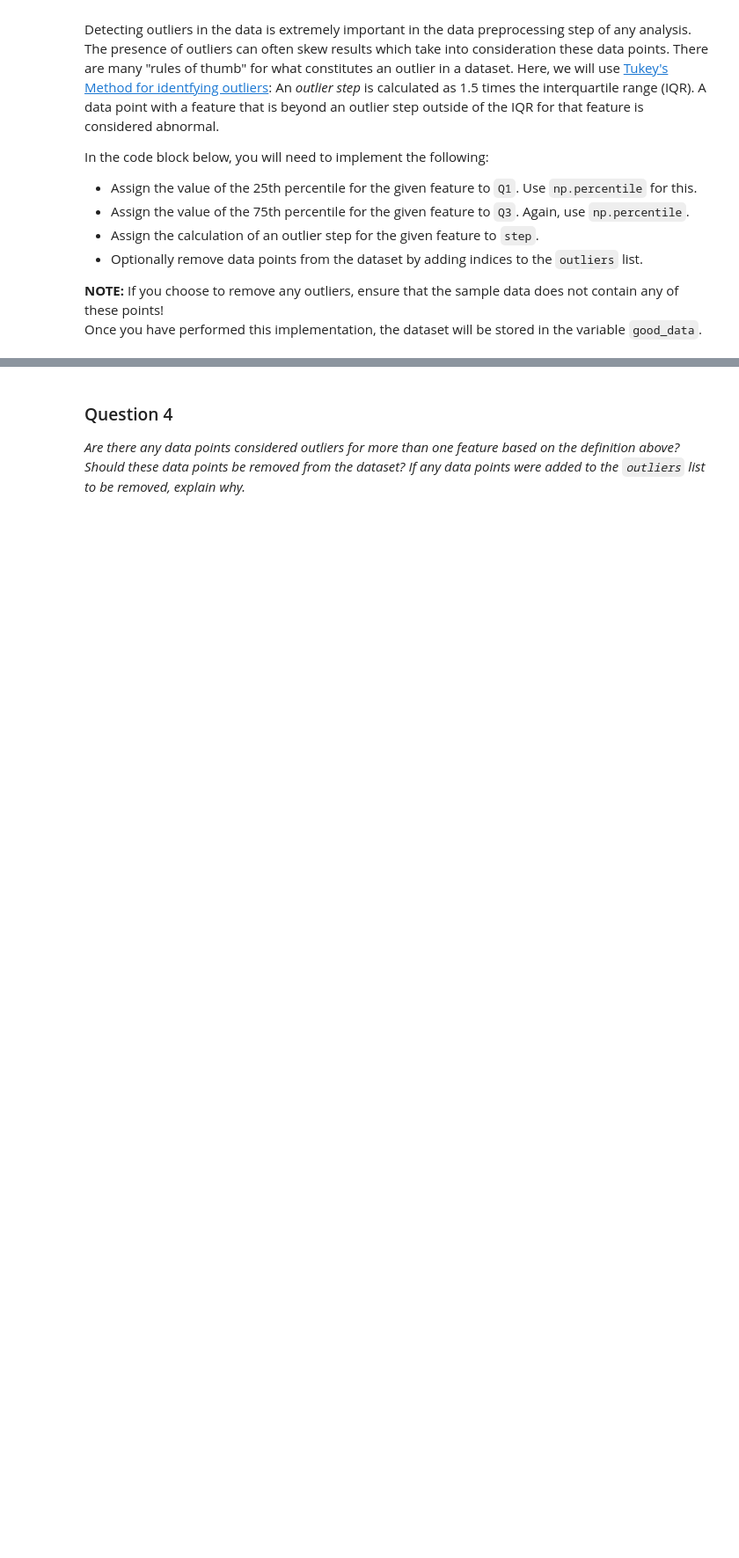
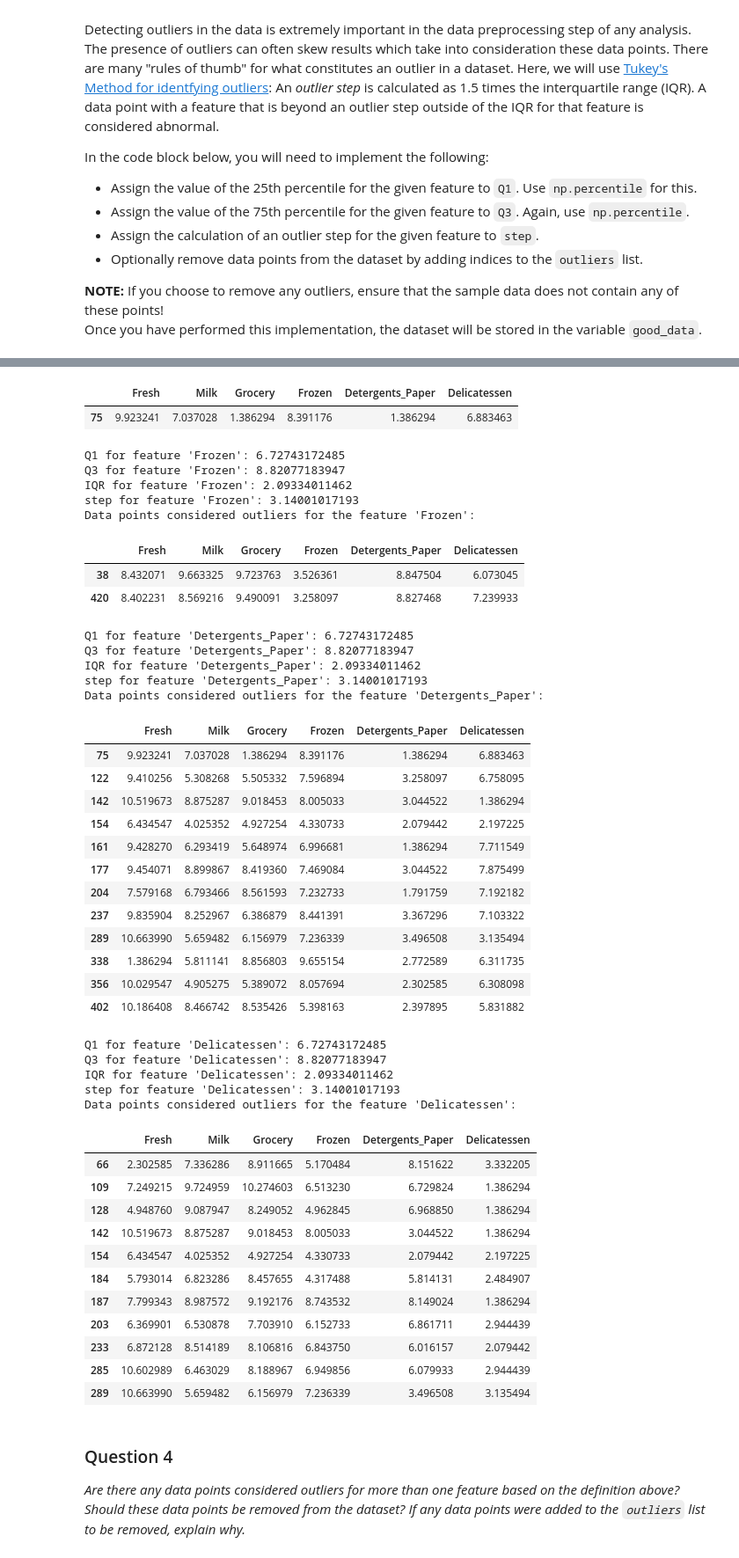
Before and after one commit to treybean/udacity-machine-learning-nanodegree, a Jupyter notebook: customer_segments/customer_segments.ipynb, the cells around one changed output, grey strips where cells are left out. Shown at 88% size. Cells and saved outputs as stored; diff of their text form; code cells hidden in the pictures; blank space fills up the shorter version.

Commit message:
Initial start at outlier detection

```diff
--- a/customer_segments/customer_segments.ipynb
+++ b/customer_segments/customer_segments.ipynb
@@ -186,15 +186,20 @@ Once you have performed this implementation, the dataset will be stored in the v
 for feature in log_data.keys():
 
     # TODO: Calculate Q1 (25th percentile of the data) for the given feature
-    Q1 = None
+    Q1 = np.percentile(log_data, 25)
 
     # TODO: Calculate Q3 (75th percentile of the data) for the given feature
-    Q3 = None
+    Q3 = np.percentile(log_data, 75)
 
     # TODO: Use the interquartile range to calculate an outlier step (1.5 times the interquartile range)
-    step = None
+    iqr = Q3 - Q1
+    step = 1.5 * iqr
 
     # Display the outliers
+    print "Q1 for feature '{}': {}".format(feature, Q1)
+    print "Q3 for feature '{}': {}".format(feature, Q3)
+    print "IQR for feature '{}': {}".format(feature, iqr)
+    print "step for feature '{}': {}".format(feature, step)
     print "Data points considered outliers for the feature '{}':".format(feature)
     display(log_data[~((log_data[feature] >= Q1 - step) & (log_data[feature] <= Q3 + step))])
 
@@ -203,3 +208,4 @@ outliers  = []
 
 # Remove the outliers, if any were specified
 good_data = log_data.drop(log_data.index[outliers]).reset_index(drop = True)
+# %% [output]
@@ -206,3 +234,48 @@ good_data = log_data.drop(log_data.index[outliers]).reset_index(drop = True)
+|  | Fresh | Milk | Grocery | Frozen | Detergents_Paper | Delicatessen |
+| 75 | 9.923241 | 7.037028 | 1.386294 | 8.391176 | 1.386294 | 6.883463 |
+Q1 for feature 'Frozen': 6.72743172485
+Q3 for feature 'Frozen': 8.82077183947
+IQR for feature 'Frozen': 2.09334011462
+step for feature 'Frozen': 3.14001017193
+Data points considered outliers for the feature 'Frozen':
+|  | Fresh | Milk | Grocery | Frozen | Detergents_Paper | Delicatessen |
+| 38 | 8.432071 | 9.663325 | 9.723763 | 3.526361 | 8.847504 | 6.073045 |
+| 420 | 8.402231 | 8.569216 | 9.490091 | 3.258097 | 8.827468 | 7.239933 |
+Q1 for feature 'Detergents_Paper': 6.72743172485
+Q3 for feature 'Detergents_Paper': 8.82077183947
+IQR for feature 'Detergents_Paper': 2.09334011462
+step for feature 'Detergents_Paper': 3.14001017193
+Data points considered outliers for the feature 'Detergents_Paper':
+|  | Fresh | Milk | Grocery | Frozen | Detergents_Paper | Delicatessen |
+| 75 | 9.923241 | 7.037028 | 1.386294 | 8.391176 | 1.386294 | 6.883463 |
+| 122 | 9.410256 | 5.308268 | 5.505332 | 7.596894 | 3.258097 | 6.758095 |
+| 142 | 10.519673 | 8.875287 | 9.018453 | 8.005033 | 3.044522 | 1.386294 |
+| 154 | 6.434547 | 4.025352 | 4.927254 | 4.330733 | 2.079442 | 2.197225 |
+| 161 | 9.428270 | 6.293419 | 5.648974 | 6.996681 | 1.386294 | 7.711549 |
+| 177 | 9.454071 | 8.899867 | 8.419360 | 7.469084 | 3.044522 | 7.875499 |
+| 204 | 7.579168 | 6.793466 | 8.561593 | 7.232733 | 1.791759 | 7.192182 |
+| 237 | 9.835904 | 8.252967 | 6.386879 | 8.441391 | 3.367296 | 7.103322 |
+| 289 | 10.663990 | 5.659482 | 6.156979 | 7.236339 | 3.496508 | 3.135494 |
+| 338 | 1.386294 | 5.811141 | 8.856803 | 9.655154 | 2.772589 | 6.311735 |
+| 356 | 10.029547 | 4.905275 | 5.389072 | 8.057694 | 2.302585 | 6.308098 |
+| 402 | 10.186408 | 8.466742 | 8.535426 | 5.398163 | 2.397895 | 5.831882 |
+Q1 for feature 'Delicatessen': 6.72743172485
+Q3 for feature 'Delicatessen': 8.82077183947
+IQR for feature 'Delicatessen': 2.09334011462
+step for feature 'Delicatessen': 3.14001017193
+Data points considered outliers for the feature 'Delicatessen':
+|  | Fresh | Milk | Grocery | Frozen | Detergents_Paper | Delicatessen |
+| 66 | 2.302585 | 7.336286 | 8.911665 | 5.170484 | 8.151622 | 3.332205 |
+| 109 | 7.249215 | 9.724959 | 10.274603 | 6.513230 | 6.729824 | 1.386294 |
+| 128 | 4.948760 | 9.087947 | 8.249052 | 4.962845 | 6.968850 | 1.386294 |
+| 142 | 10.519673 | 8.875287 | 9.018453 | 8.005033 | 3.044522 | 1.386294 |
+| 154 | 6.434547 | 4.025352 | 4.927254 | 4.330733 | 2.079442 | 2.197225 |
+| 184 | 5.793014 | 6.823286 | 8.457655 | 4.317488 | 5.814131 | 2.484907 |
+| 187 | 7.799343 | 8.987572 | 9.192176 | 8.743532 | 8.149024 | 1.386294 |
+| 203 | 6.369901 | 6.530878 | 7.703910 | 6.152733 | 6.861711 | 2.944439 |
+| 233 | 6.872128 | 8.514189 | 8.106816 | 6.843750 | 6.016157 | 2.079442 |
+| 285 | 10.602989 | 6.463029 | 8.188967 | 6.949856 | 6.079933 | 2.944439 |
+| 289 | 10.663990 | 5.659482 | 6.156979 | 7.236339 | 3.496508 | 3.135494 |
 # %% [markdown]
 ### Question 4
 *Are there any data points considered outliers for more than one feature based on the definition above? Should these data points be removed from the dataset? If any data points were added to the `outliers` list to be removed, explain why.*
```
Also changed, not shown: parts of 3 cells of this notebook.
